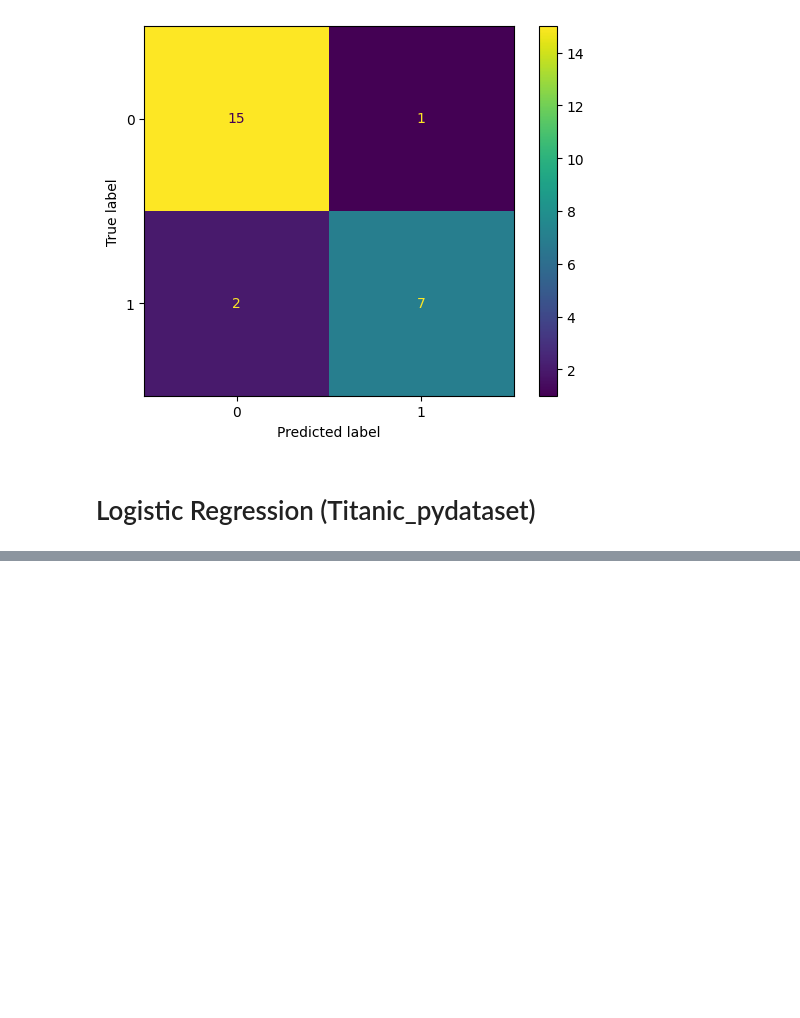
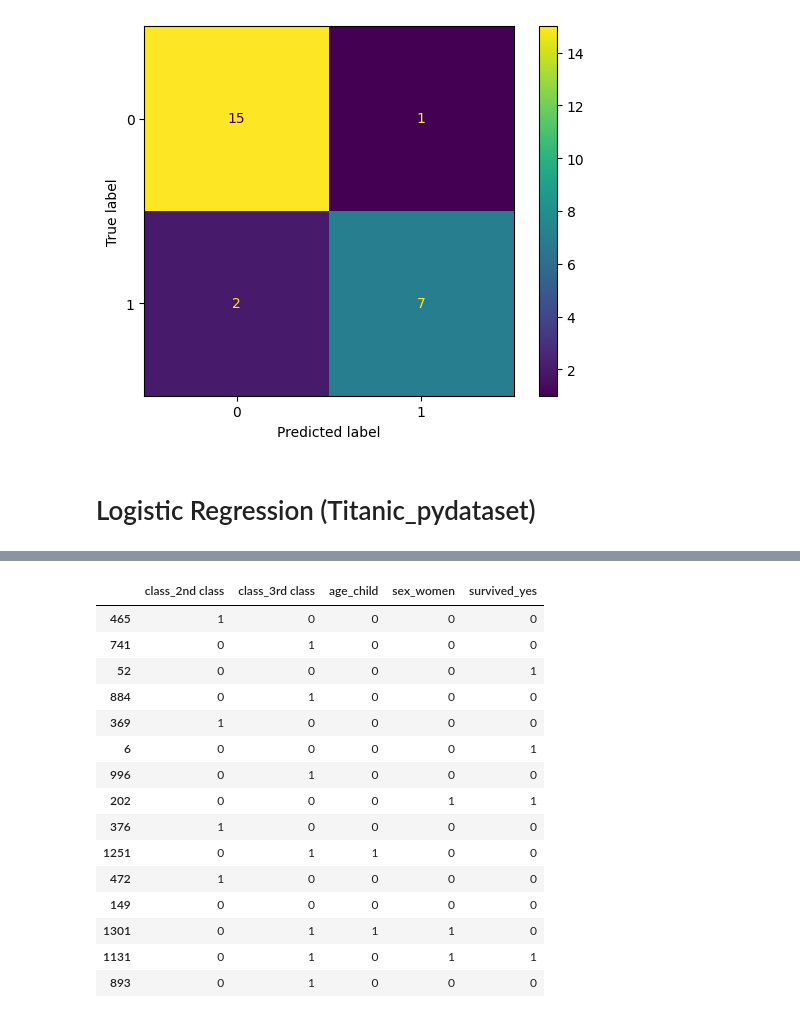
Before and after one commit to SoheilBadri2000/DataScience1, a Jupyter notebook: 6.ipynb, the cells around one changed output, grey strips where cells are left out. Drawn from its saved outputs; the diff is of its cells as text; code cells hidden in the pictures; blank space fills up the shorter version.

```diff
--- a/6.ipynb
+++ b/6.ipynb
@@ -206,0 +227,22 @@ ConfusionMatrixDisplay(conf_mat).plot()
+# %%
+# Feature Engineering
+titanic = pd.get_dummies(titanic, drop_first=True)
+# drop_first eliminates one class from the categorical values
+titanic.sample(15)
+# %% [output]
+|  | class_2nd class | class_3rd class | age_child | sex_women | survived_yes |
+| 465 | 1 | 0 | 0 | 0 | 0 |
+| 741 | 0 | 1 | 0 | 0 | 0 |
+| 52 | 0 | 0 | 0 | 0 | 1 |
+| 884 | 0 | 1 | 0 | 0 | 0 |
+| 369 | 1 | 0 | 0 | 0 | 0 |
+| 6 | 0 | 0 | 0 | 0 | 1 |
+| 996 | 0 | 1 | 0 | 0 | 0 |
+| 202 | 0 | 0 | 0 | 1 | 1 |
+| 376 | 1 | 0 | 0 | 0 | 0 |
+| 1251 | 0 | 1 | 1 | 0 | 0 |
+| 472 | 1 | 0 | 0 | 0 | 0 |
+| 149 | 0 | 0 | 0 | 0 | 0 |
+| 1301 | 0 | 1 | 1 | 1 | 0 |
+| 1131 | 0 | 1 | 0 | 1 | 1 |
+| 893 | 0 | 1 | 0 | 0 | 0 |
```
Also changed, not shown: parts of 9 cells of this notebook.
